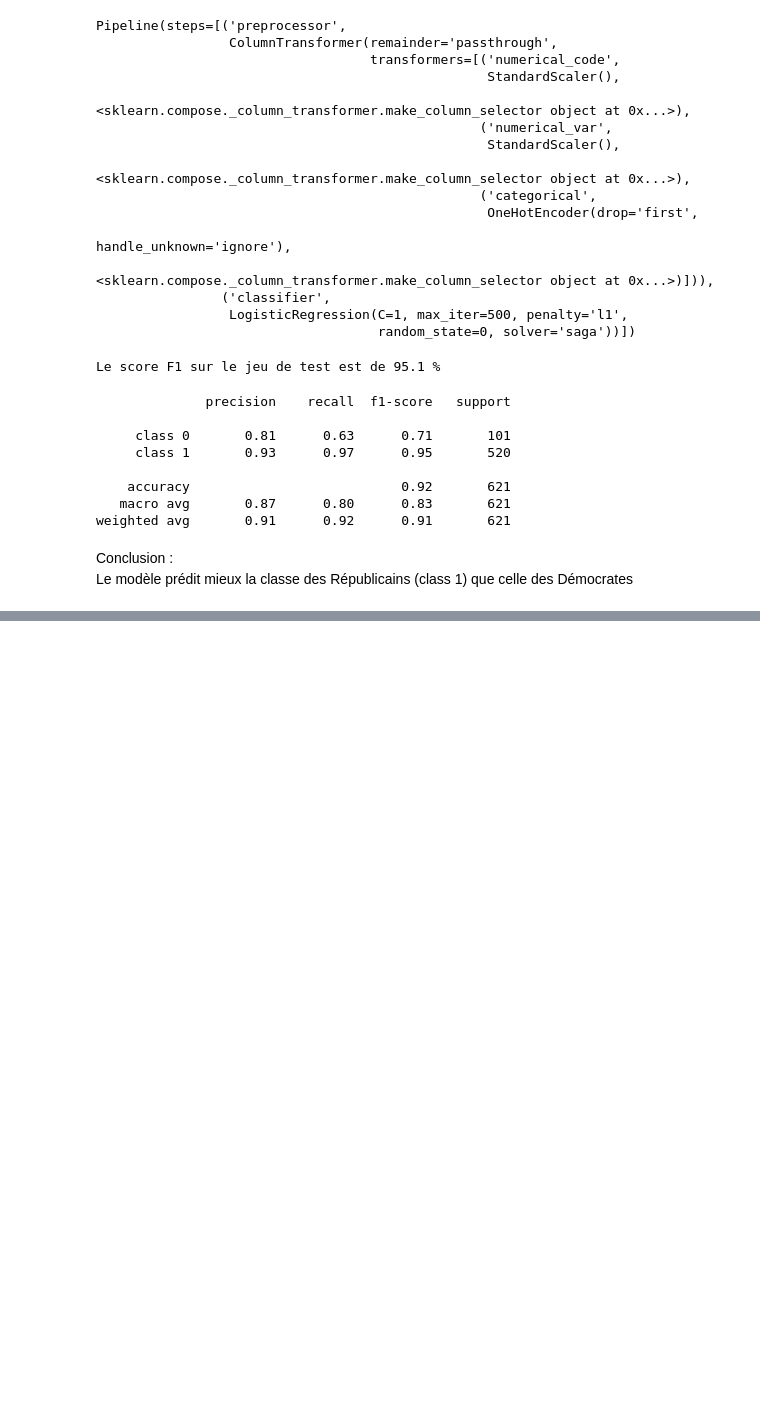
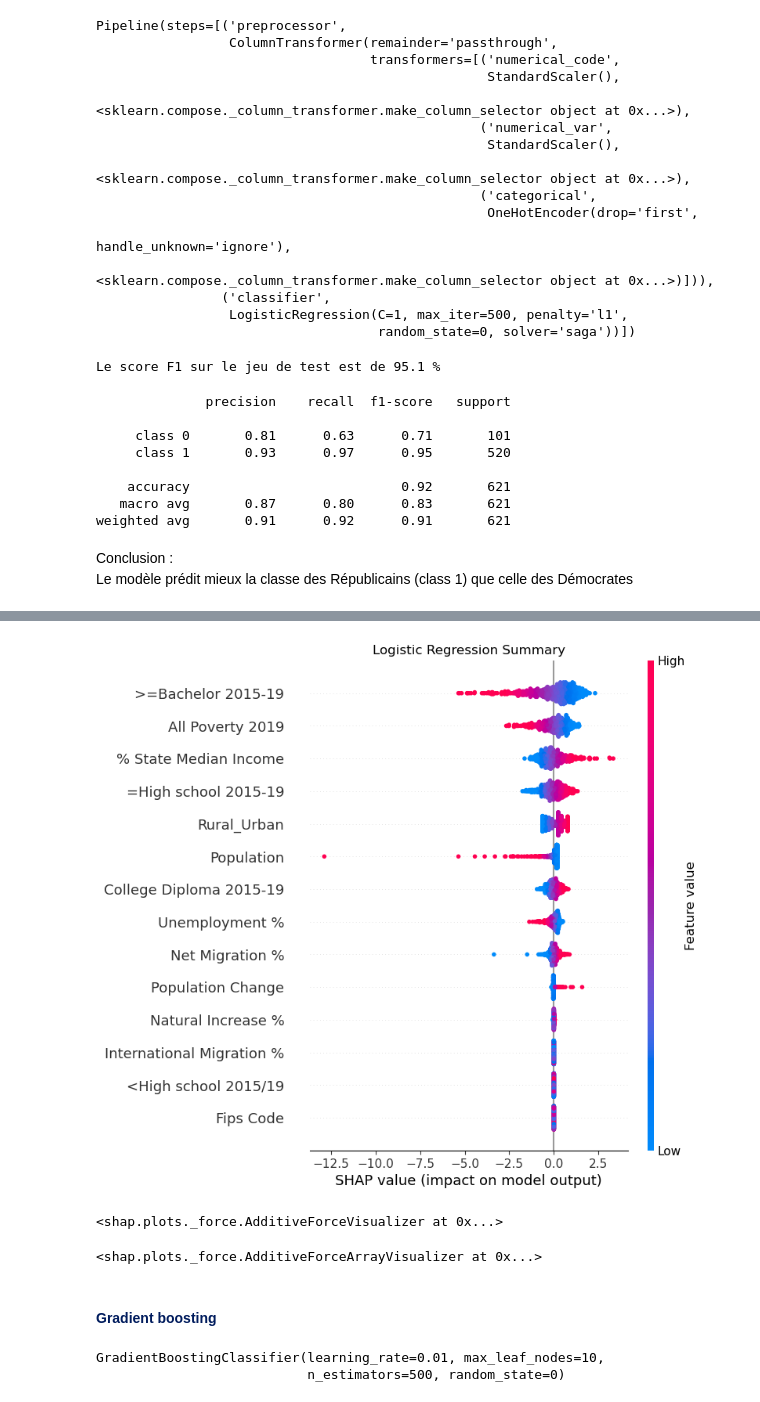
Before and after one commit to julieVVN/Classification, a Jupyter notebook: notebooks/projet4_classif_modelisation.ipynb, the cells around one changed output, grey strips where cells are left out. Drawn from its saved outputs; the diff is of its cells as text; code cells hidden in the pictures; blank space fills up the shorter version.

Commit message:
Ajout RFE et SHAP

```diff
--- a/notebooks/projet4_classif_modelisation.ipynb
+++ b/notebooks/projet4_classif_modelisation.ipynb
@@ -729,0 +925,3 @@ Le modèle prédit mieux la classe des Républicains (class 1) que celle des Dé
+# %%
+X_trains= scaler.transform(X_train)
+X_tests= scaler.transform(X_test)
@@ -729,0 +932,3 @@ Le modèle prédit mieux la classe des Républicains (class 1) que celle des Dé
+# %%
+feature_names = ['Fips Code','Rural_Urban','<High school 2015/19','=High school 2015-19','College Diploma 2015-19','>=Bachelor 2015-19','All Poverty 2019','Unemployment %'
+                 ,'% State Median Income','Population','Population Change','Natural Increase %','International Migration %','Net Migration %']
@@ -729,0 +937,3 @@ Le modèle prédit mieux la classe des Républicains (class 1) que celle des Dé
+# %%
+reg = LogisticRegression(C = 0.1,penalty = 'l1',max_iter = 200, solver = 'saga', random_state=SEED)
+reg.fit(X_trains, y_train)
@@ -729,0 +943,4 @@ Le modèle prédit mieux la classe des Républicains (class 1) que celle des Dé
+# %%
+explainer_reg = shap.LinearExplainer(reg, X_tests)
+shap_values_reg = explainer_reg.shap_values(X_tests)
+shap_values_reg
@@ -729,0 +961,25 @@ Le modèle prédit mieux la classe des Républicains (class 1) que celle des Dé
+# %%
+fig = plt.figure()
+shap.summary_plot(shap_values_reg, X_tests, feature_names= feature_names, show=False)
+plt.title("Logistic Regression Summary")
+plt.show()
+# %% [output]
+[figure, added]
+# %%
+# force plot
+shap.force_plot(explainer_reg.expected_value, shap_values_reg[0,:], X_tests[0,:], feature_names=feature_names)
+# %% [output]
+<shap.plots._force.AdditiveForceVisualizer at 0x...>
+# %%
+# Plot force entier
+shap.force_plot(explainer_reg.expected_value, shap_values_reg, X_tests, feature_names=feature_names)
+# %% [output]
+<shap.plots._force.AdditiveForceArrayVisualizer at 0x...>
+# %% [markdown]
+#### <span style="color:#011C5D">Gradient boosting </span>
+# %%
+gb = GradientBoostingClassifier(n_estimators=500, learning_rate = 0.01, max_leaf_nodes =10, random_state=0)
+gb.fit(X_trains, y_train)
+# %% [output]
+GradientBoostingClassifier(learning_rate=0.01, max_leaf_nodes=10,
+                           n_estimators=500, random_state=0)
```
Also changed, not shown: parts of 49 cells of this notebook.
